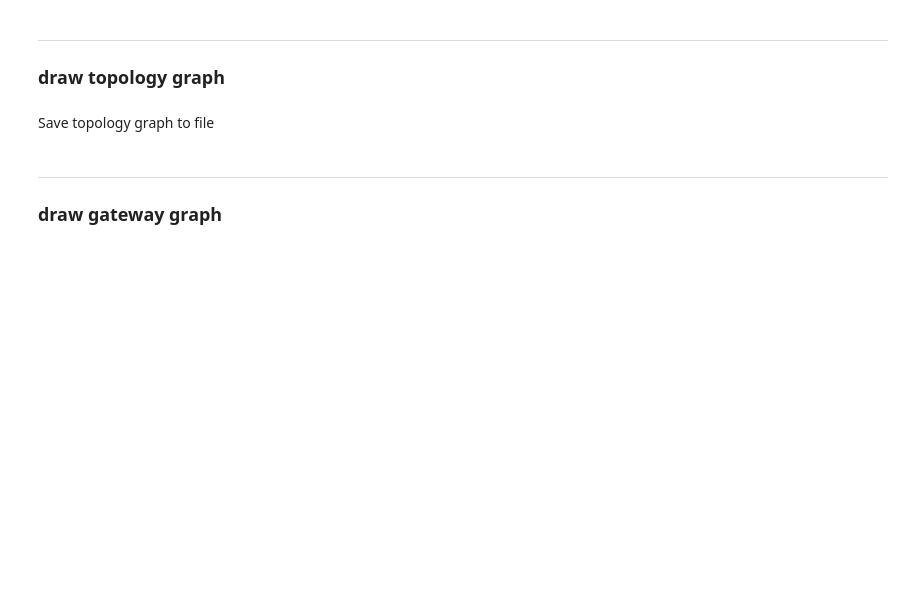
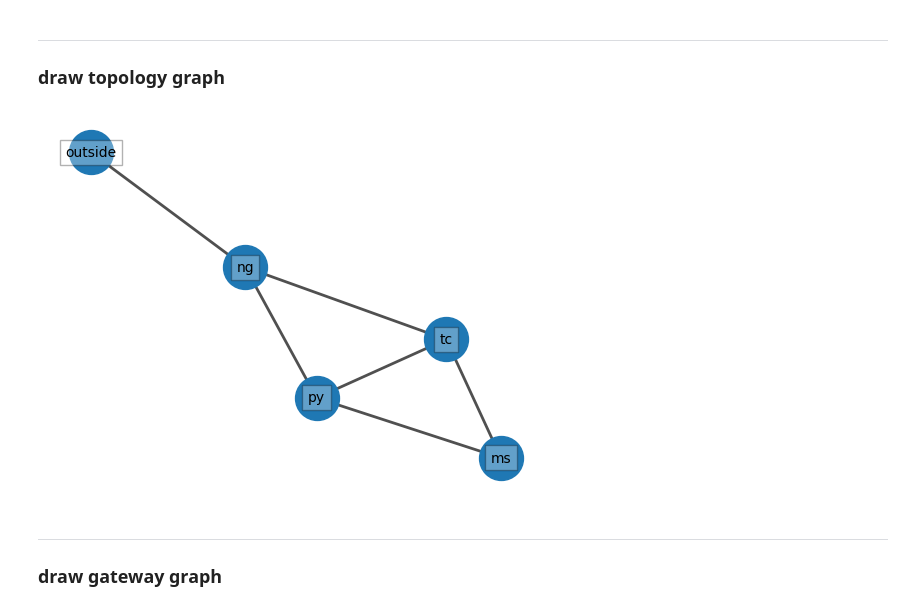
Before and after one commit to Cforcharming/mAGG, a Jupyter notebook: main.ipynb, the cells around one changed output. Cells and saved outputs as stored; diff of their text form; code cells hidden in the pictures; blank space fills up the shorter version.

Commit message:
Add output results.

```diff
--- a/main.ipynb
+++ b/main.ipynb
@@ -28,8 +28,8 @@ from layers.merged_graph_layer import MergedGraphLayer
 from layers.attack_graph_layer import AttackGraphLayer
 from mio import wrapper
 
-argv=['', 'atsea']
-config, examples = wrapper.init(argv)
+config = wrapper.init()
+times = 0
 
 concurrency = config['nums-of-processes']
 executor = None
@@ -37,6 +37,3 @@ if concurrency > 0:
     executor = ProcessPoolExecutor(concurrency, mp.get_context('forkserver'))
 
 attack_vectors = ClairctlVulnerabilityLayer.get_attack_vectors(config['nvd-feed-path'], executor)
-experiment_dir, result_dir = wrapper.create_directories(argv[1], config)
-
-times = 0
@@ -43,3 +58,7 @@ times = 0
+# %%
+argv=['', 'example']
+
+experiment_dir, result_dir = wrapper.create_directories(argv[1], config)
 # %% [markdown]
 ---
 ### Create topology layer
@@ -88,10 +139,16 @@ times += 1
 ### draw topology graph
 # %%
 plt.axis("off")
-pos = nx.spring_layout(topology_layer.topology_graph)
-nx.draw_networkx_nodes(topology_layer.topology_graph, pos)
-nx.draw_networkx_edges(topology_layer.topology_graph, pos)
-nx.draw_networkx_labels(topology_layer.topology_graph, pos)
-plt.show()
+pos = nx.spring_layout(topology_layer.topology_graph, seed=9)
+nx.draw_networkx_nodes(topology_layer.topology_graph, pos, node_size=1000)
+nx.draw_networkx_edges(topology_layer.topology_graph, pos, width=2, edge_color='#505050')
+label_options = {"ec": "k", "fc": "white", "alpha": 0.3}
+nx.draw_networkx_labels(topology_layer.topology_graph, pos, font_size=10, bbox=label_options)
+# plt.show()
+topology_graph_folder = os.path.join(result_dir, str(times))
+if not os.path.exists(topology_graph_folder):
+    os.makedirs(topology_graph_folder)
+topology_graph_path = os.path.join(topology_graph_folder, 'topology-graph.png')
+plt.savefig(topology_graph_path, transparent=True, dpi=300)
+# %% [output]
+[figure, added]
-# %% [markdown]
-Save topology graph to file
```
Also changed, not shown: parts of 24 cells of this notebook.
